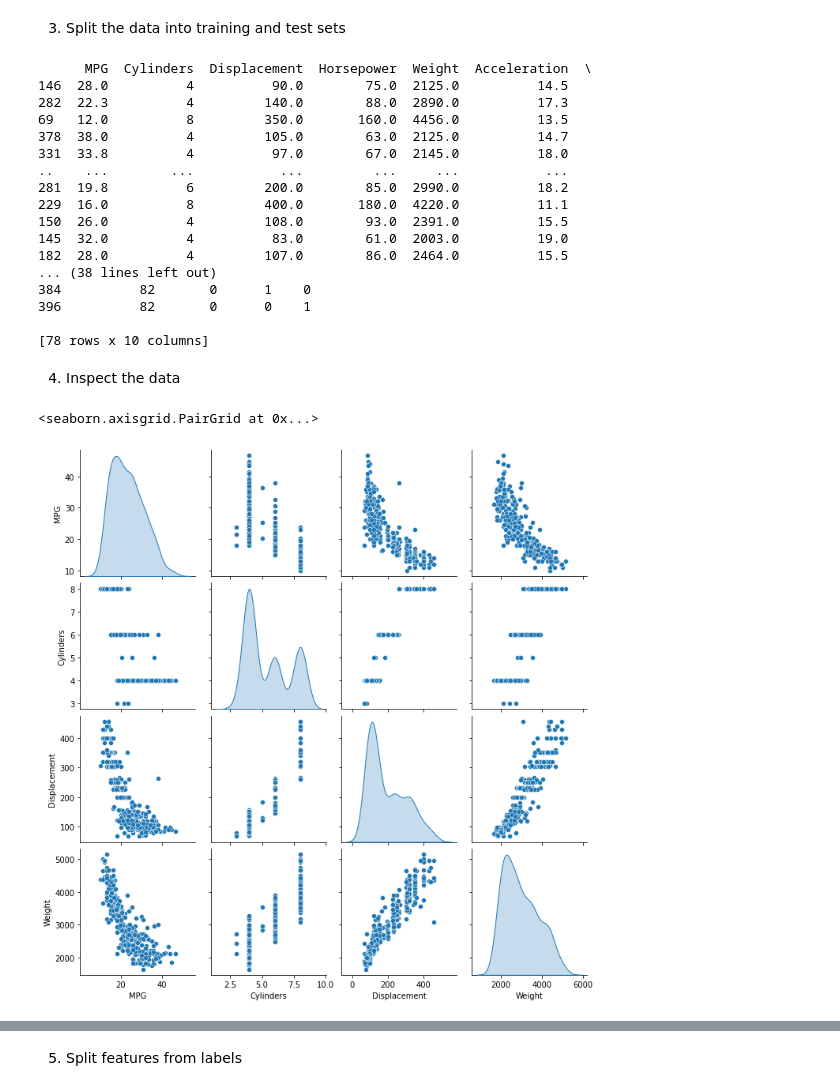
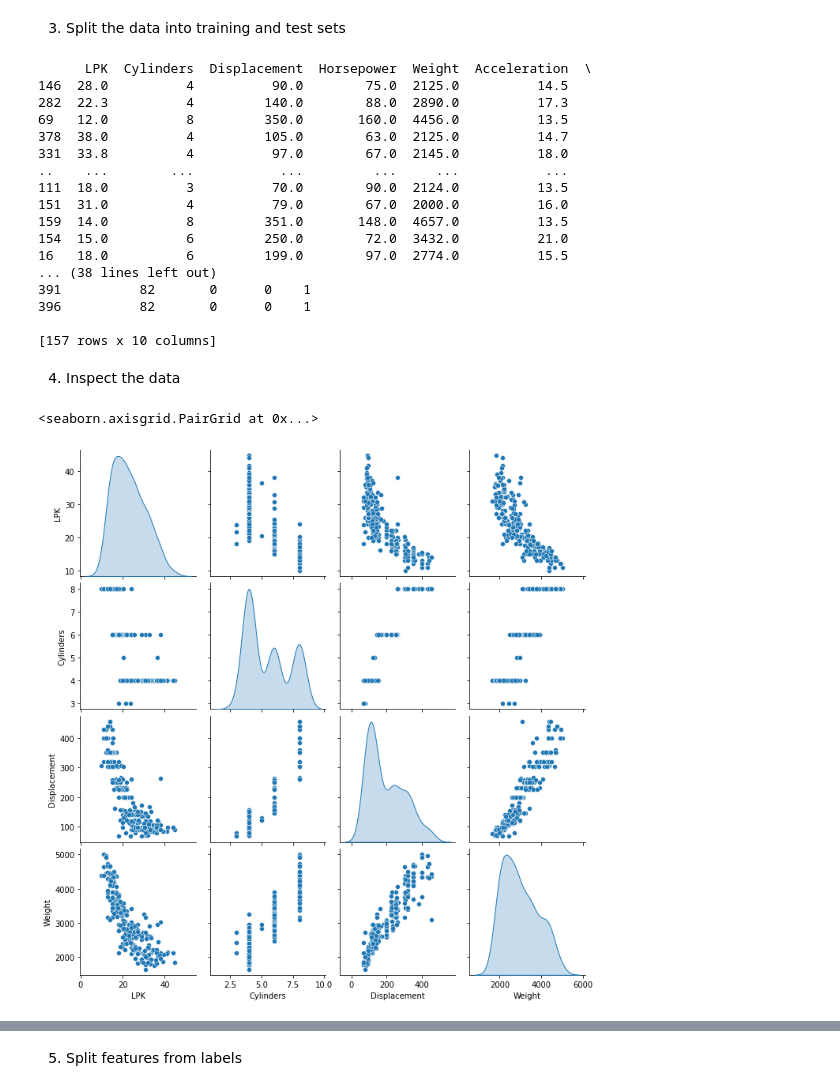
Before and after one commit to SuperYoungCoder/Machine-Learning-with-Python-Tensorflow, a Jupyter notebook: linear_regression.ipynb, the cells around one changed output, grey strips where cells are left out. Cells and saved outputs as stored; diff of their text form; code cells hidden in the pictures.

```diff
--- a/linear_regression.ipynb
+++ b/linear_regression.ipynb
@@ -28,7 +28,7 @@ print(tf.__version__)
 # %%
 # The Auto MPG dataset - get the data
 url = 'http://archive.ics.uci.edu/ml/machine-learning-databases/auto-mpg/auto-mpg.data'
-column_names = ['MPG', 'Cylinders', 'Displacement', 'Horsepower', 'Weight',
+column_names = ['LPK', 'Cylinders', 'Displacement', 'Horsepower', 'Weight',
                 'Acceleration', 'Model Year', 'Origin']
 
 raw_dataset = pd.read_csv(url, names=column_names,
@@ -68,34 +80,32 @@ See the caveats in the documentation: https://pandas.pydata.org/pandas-docs/stab
 # %% [markdown]
 3. Split the data into training and test sets
 # %%
-# Split the data into training and test sets
-train_dataset = dataset.sample(frac=0.8, random_state=0)
+train_dataset = dataset.sample(frac=0.6, random_state=0)
 test_dataset = dataset.drop(train_dataset.index)
 print(train_dataset)
 print(test_dataset)
 # %% [output]
-      MPG  Cylinders  Displacement  Horsepower  Weight  Acceleration  \
+      LPK  Cylinders  Displacement  Horsepower  Weight  Acceleration  \
 146  28.0          4          90.0        75.0  2125.0          14.5
 282  22.3          4         140.0        88.0  2890.0          17.3
 69   12.0          8         350.0       160.0  4456.0          13.5
 378  38.0          4         105.0        63.0  2125.0          14.7
 331  33.8          4          97.0        67.0  2145.0          18.0
 ..    ...        ...           ...         ...     ...           ...
-281  19.8          6         200.0        85.0  2990.0          18.2
-229  16.0          8         400.0       180.0  4220.0          11.1
-150  26.0          4         108.0        93.0  2391.0          15.5
-145  32.0          4          83.0        61.0  2003.0          19.0
-182  28.0          4         107.0        86.0  2464.0          15.5
+111  18.0          3          70.0        90.0  2124.0          13.5
+151  31.0          4          79.0        67.0  2000.0          16.0
+159  14.0          8         351.0       148.0  4657.0          13.5
+154  15.0          6         250.0        72.0  3432.0          21.0
+16   18.0          6         199.0        97.0  2774.0          15.5
 ... (38 lines left out)
-384          82       0      1    0
+391          82       0      0    1
 396          82       0      0    1
 
-[78 rows x 10 columns]
+[157 rows x 10 columns]
 # %% [markdown]
 4. Inspect the data
 # %%
-# Inspect the data
-sns.pairplot(train_dataset[['MPG', 'Cylinders', 'Displacement', 'Weight']], diag_kind='kde')
+sns.pairplot(train_dataset[['LPK', 'Cylinders', 'Displacement', 'Weight']], diag_kind='kde')
 # %% [output]
 <seaborn.axisgrid.PairGrid at 0x...>
-[figure, old version]
+[figure, new version]
```
Also changed, not shown: parts of 32 cells of this notebook.
